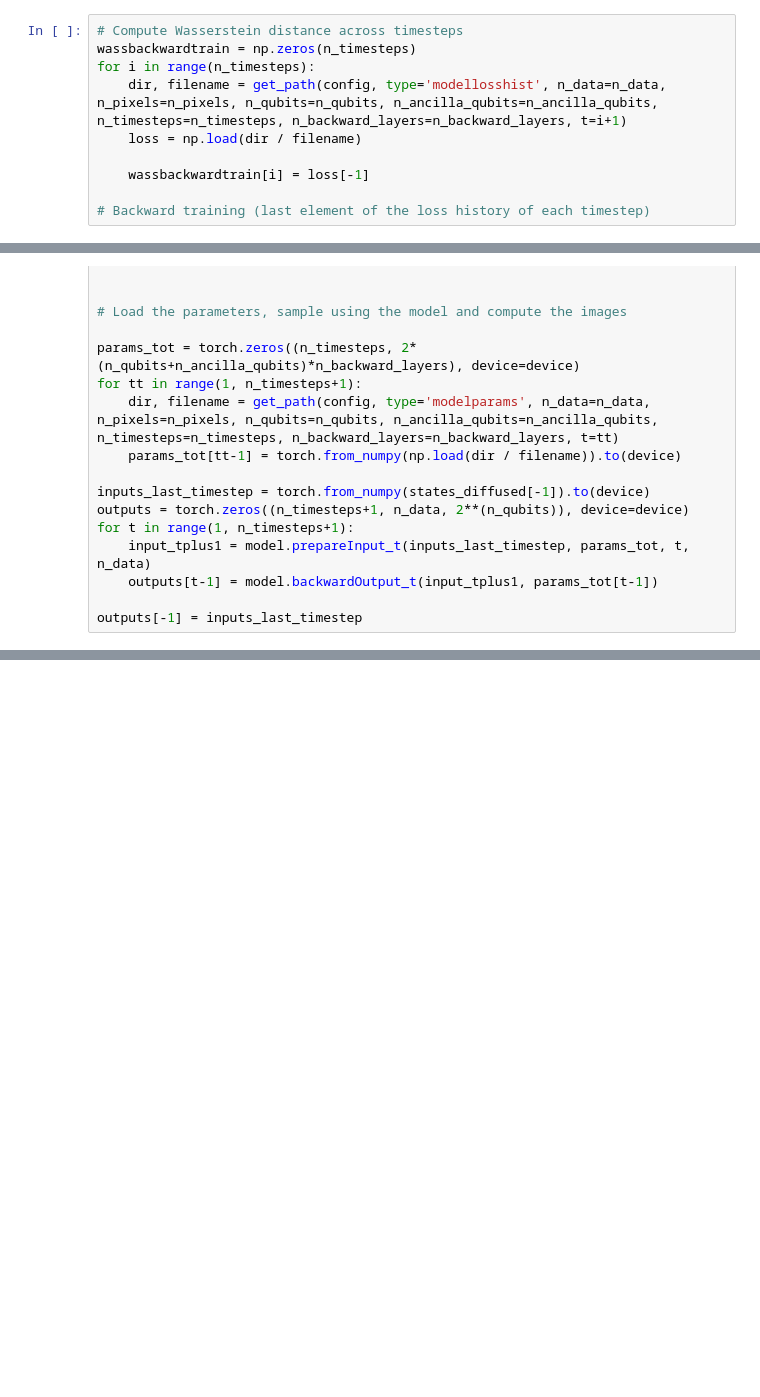
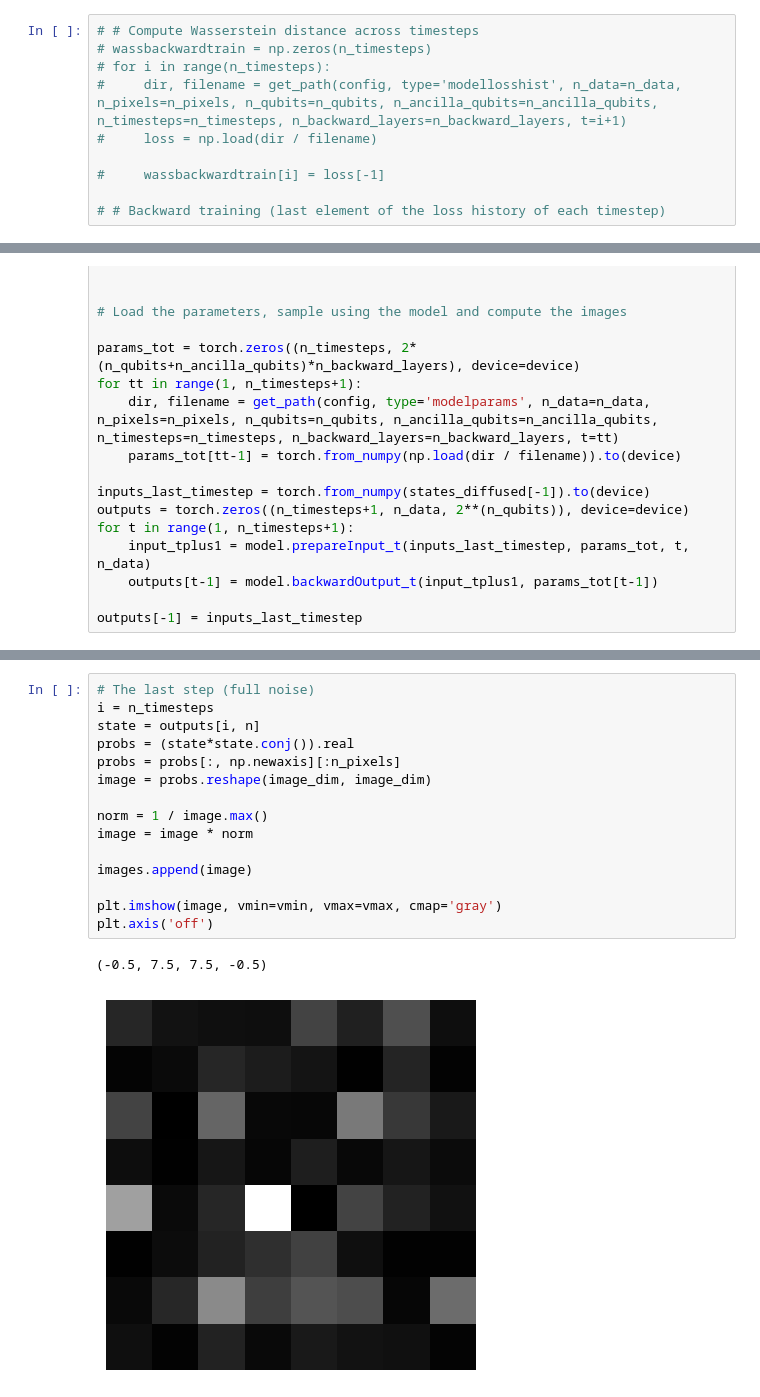
Before and after one commit to alapena/QuantGenMdl, a Jupyter notebook: visualize_denoising.ipynb, the cells around one changed output, grey strips where cells are left out. Cells and saved outputs as stored; diff of their text form; blank space fills up the shorter version.

```diff
--- a/visualize_denoising.ipynb
+++ b/visualize_denoising.ipynb
@@ -40,10 +41,10 @@ Deprecated in NumPy 1.20; for more details and guidance: https://numpy.org/devdo
 # %%
-# Compute Wasserstein distance across timesteps
-wassbackwardtrain = np.zeros(n_timesteps)
-for i in range(n_timesteps):
-    dir, filename = get_path(config, type='modellosshist', n_data=n_data, n_pixels=n_pixels, n_qubits=n_qubits, n_ancilla_qubits=n_ancilla_qubits, n_timesteps=n_timesteps, n_backward_layers=n_backward_layers, t=i+1)
-    loss = np.load(dir / filename)
+# # Compute Wasserstein distance across timesteps
+# wassbackwardtrain = np.zeros(n_timesteps)
+# for i in range(n_timesteps):
+#     dir, filename = get_path(config, type='modellosshist', n_data=n_data, n_pixels=n_pixels, n_qubits=n_qubits, n_ancilla_qubits=n_ancilla_qubits, n_timesteps=n_timesteps, n_backward_layers=n_backward_layers, t=i+1)
+#     loss = np.load(dir / filename)
 
-    wassbackwardtrain[i] = loss[-1]
+#     wassbackwardtrain[i] = loss[-1]
 
-# Backward training (last element of the loss history of each timestep)
+# # Backward training (last element of the loss history of each timestep)
@@ -118,0 +172,18 @@ plt.tight_layout()
+# %%
+# The last step (full noise)
+i = n_timesteps
+state = outputs[i, n]
+probs = (state*state.conj()).real
+probs = probs[:, np.newaxis][:n_pixels]
+image = probs.reshape(image_dim, image_dim)
+
+norm = 1 / image.max()
+image = image * norm
+
+images.append(image)
+
+plt.imshow(image, vmin=vmin, vmax=vmax, cmap='gray')
+plt.axis('off')
+# %% [output]
+(-0.5, 7.5, 7.5, -0.5)
+[figure, added]
```
Also changed, not shown: parts of 6 cells of this notebook, 8 other files.
